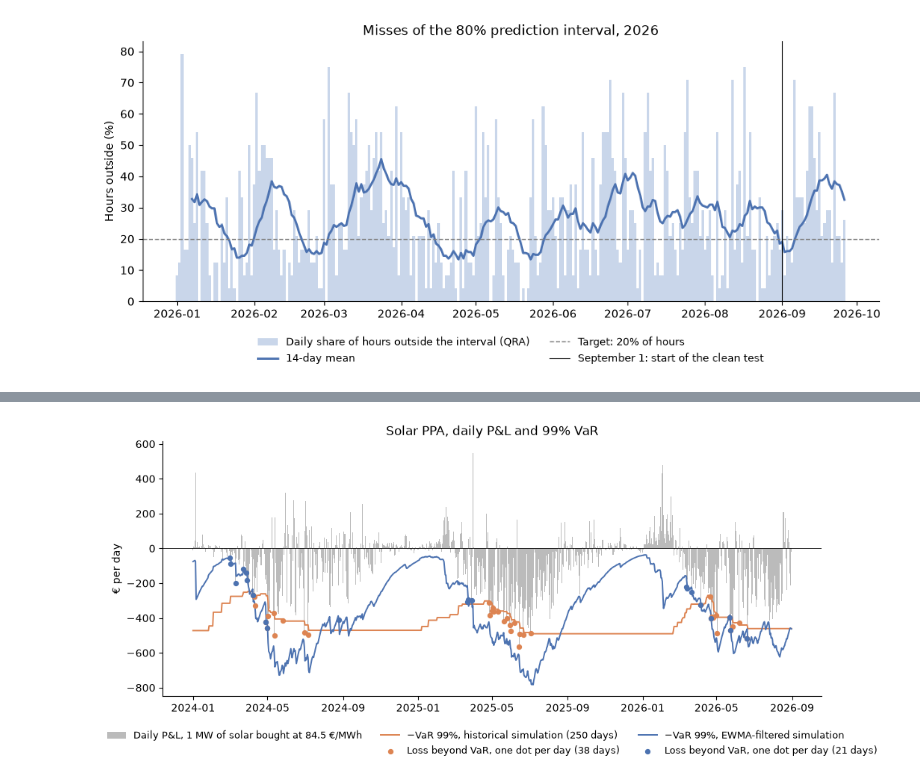
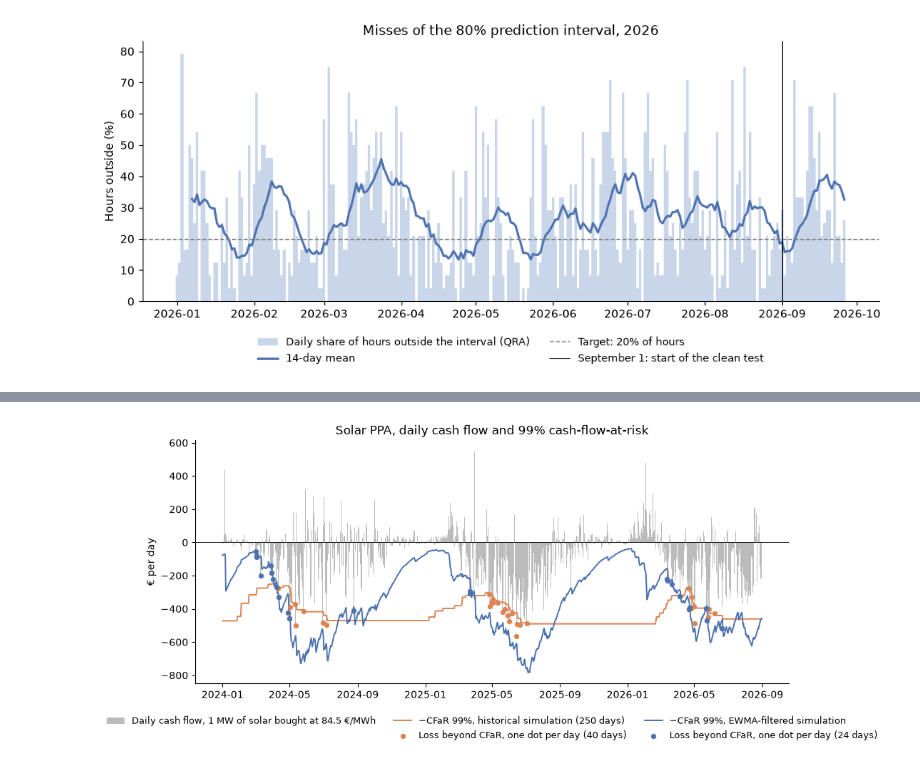
Before and after one commit to MangirdasMikalkenas/Weather_as_a_price_driver_-_Lithuanian_day-ahead_power_prices-_2023-2026, a Jupyter notebook: notebooks/04_risk_backtesting.ipynb, the cells around one changed output, grey strips where cells are left out. Cells and saved outputs as stored; diff of their text form; code cells hidden in the pictures.

Commit message:
Notebook 04: cash-flow-at-risk forecast before the auction, exact and ES tests, sensitivity and stress
Rename the PPA measure to daily cash-flow-at-risk; forecast each day from data up to D-2

```diff
--- a/notebooks/04_risk_backtesting.ipynb
+++ b/notebooks/04_risk_backtesting.ipynb
@@ -96,12 +102,18 @@ def traffic_light(x, n, p):
 
 
 def backtest(hits, p):
-    # All tests for one sequence of daily hits.
+    # All tests for one sequence of daily hits. The exact binomial test is valid for any sample size; Kupiec's test
+    # is its large-sample version, and Christoffersen's independence test is run only on long samples.
+    hits = np.asarray(hits, dtype=int)
+    n, x = len(hits), int(hits.sum())
     lr_uc, p_uc = kupiec(hits, p)
-    lr_ind, p_ind = christoffersen(hits)
-    return {"days": len(hits), "hits": int(np.sum(hits)), "hit rate": np.mean(hits), "expected": p,
-            "Kupiec p": p_uc, "Christoffersen p": p_ind, "conditional coverage p": stats.chi2.sf(lr_uc + lr_ind, 2),
-            "zone": traffic_light(int(np.sum(hits)), len(hits), p)}
+    result = {"days": n, "hits": x, "hit rate": x / n, "expected": p,
+              "binomial p": stats.binomtest(x, n, p).pvalue, "Kupiec p": p_uc,
+              "Christoffersen p": np.nan, "conditional coverage p": np.nan, "zone": traffic_light(x, n, p)}
+    if n >= MIN_DAYS_INDEPENDENCE:
+        lr_ind, p_ind = christoffersen(hits)
+        result["Christoffersen p"], result["conditional coverage p"] = p_ind, stats.chi2.sf(lr_uc + lr_ind, 2)
+    return result
 
 
 def hit_table(quantiles, start, end, tail):
@@ -320,20 +373,20 @@ pd.DataFrame(seasonal).round(1)
 # %%
 fig, ax = plt.subplots(figsize=(11, 4.8))
-bars = ax.bar(risk.index, risk["pnl"], color="#bbbbbb", width=1.0, label=f"Daily P&L, 1 MW of solar bought at {K:.1f} €/MWh")
+bars = ax.bar(risk.index, risk["cash flow"], color="#bbbbbb", width=1.0, label=f"Daily cash flow, 1 MW of solar bought at {K:.1f} €/MWh")
 handles = [bars, plt.Line2D([], [], linestyle="none", label=" ")]   # an empty slot keeps each model in its own column
-for model, name, color in [("HS 250 days", "historical simulation (250 days)", "#dd8452"),
-                           ("Filtered HS (EWMA)", "EWMA-filtered simulation", "#4c72b0")]:
-    limit = -risk[f"{model} VaR 99%"]
-    line, = ax.plot(risk.index, limit, color=color, lw=1.4, label=f"−VaR 99%, {name}")
-    breaks = risk["pnl"] < limit
-    dots = ax.scatter(risk.index[breaks], risk.loc[breaks, "pnl"], color=color, s=18, zorder=3,
-                      label=f"Loss beyond VaR, one dot per day ({int(breaks.sum())} days)")
+for model, name, color in [("HS", f"historical simulation ({WINDOW} days)", "#dd8452"),
+                           ("FHS", "EWMA-filtered simulation", "#4c72b0")]:
+    limit = -risk[f"{model} CFaR 99%"]
+    line, = ax.plot(risk.index, limit, color=color, lw=1.4, label=f"−CFaR 99%, {name}")
+    breaks = risk["cash flow"] < limit
+    dots = ax.scatter(risk.index[breaks], risk.loc[breaks, "cash flow"], color=color, s=18, zorder=3,
+                      label=f"Loss beyond CFaR, one dot per day ({int(breaks.sum())} days)")
     handles += [line, dots]
 ax.axhline(0, color="black", lw=0.6)
-ax.set(ylabel="€ per day", title="Solar PPA, daily P&L and 99% VaR")
+ax.set(ylabel="€ per day", title="Solar PPA, daily cash flow and 99% cash-flow-at-risk")
 ax.legend(handles=handles, loc="upper center", bbox_to_anchor=(0.5, -0.1), ncol=3, frameon=False, fontsize=9)
 fig.tight_layout()
-save(fig, "q4_ppa_var_backtest")
+save(fig, "q4_ppa_cfar_backtest")
 plt.show()
 # %% [output]
-[figure, old version]
+[figure, new version]
```
Also changed, not shown: parts of 16 cells of this notebook, 9 other files.
